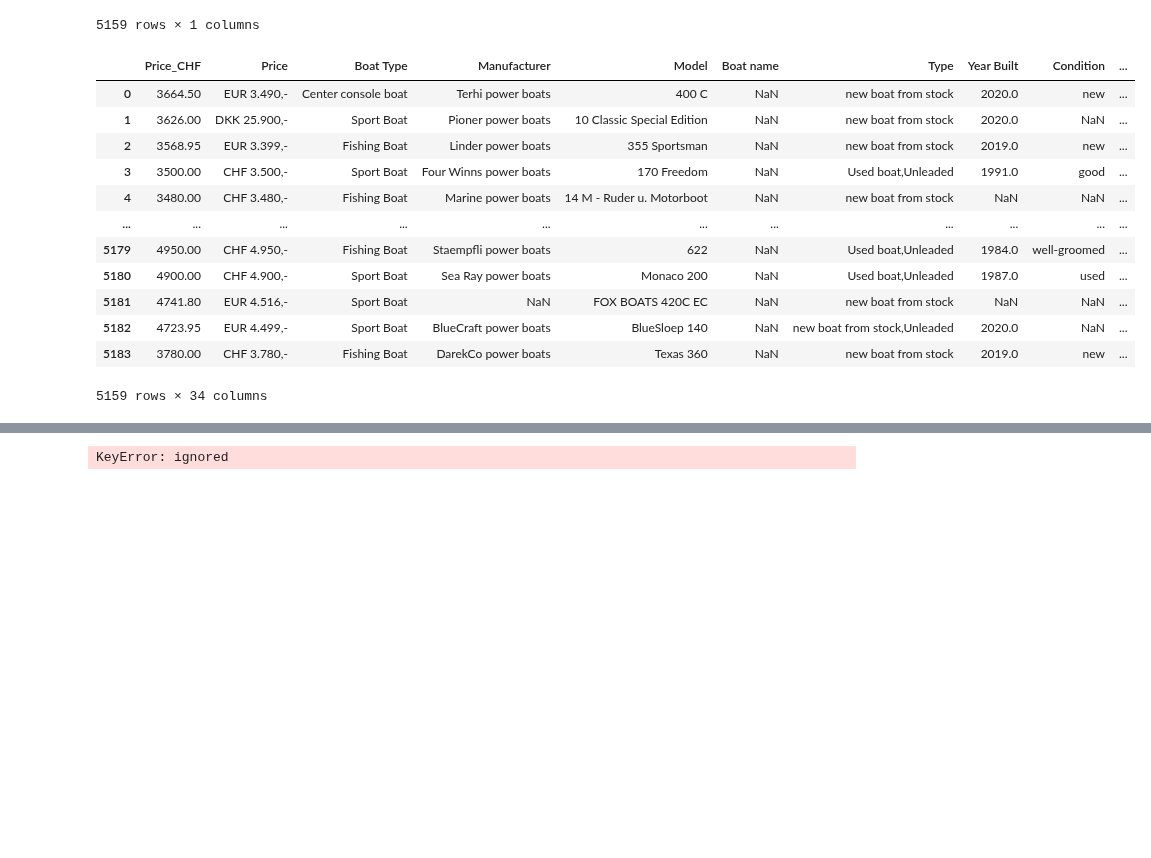
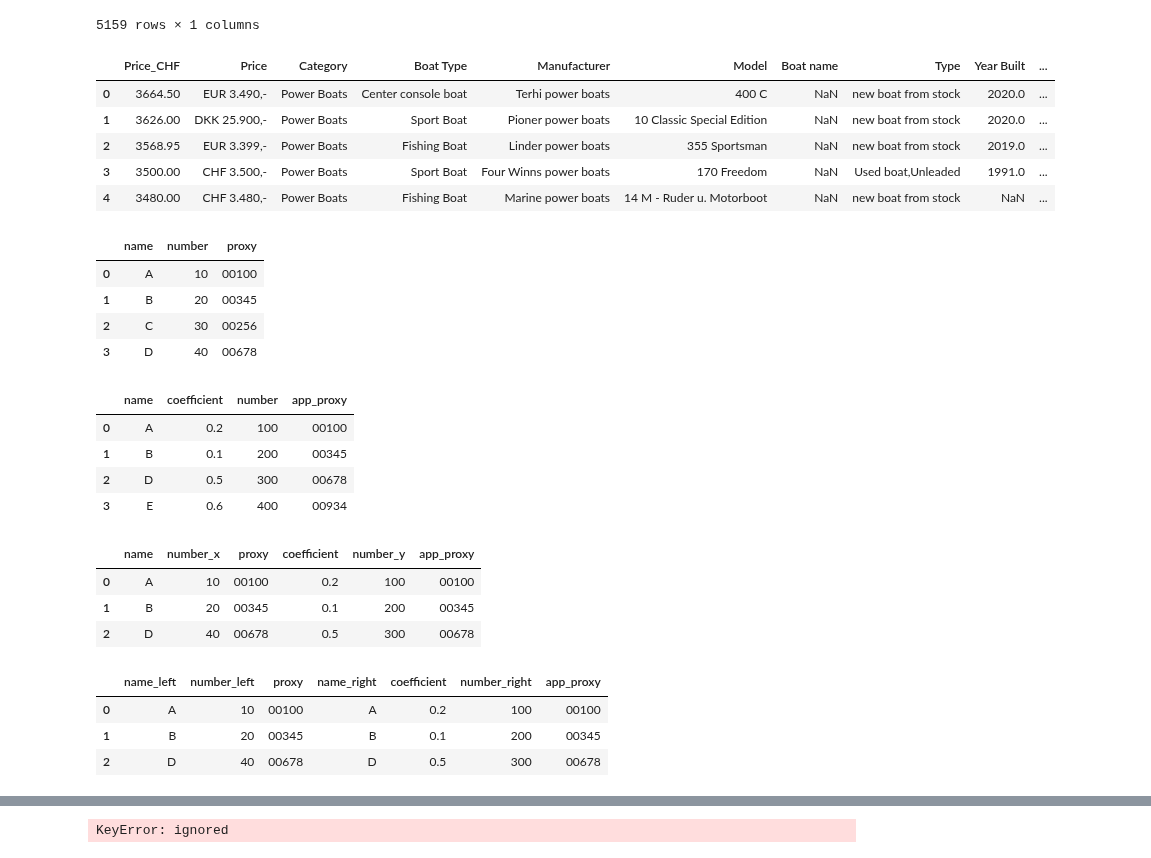
Before and after one commit to kristy25/AcademyPublic, a Jupyter notebook: Untitled1.ipynb, the cells around one changed output, grey strips where cells are left out. Drawn from its saved outputs; the diff is of its cells as text; code cells hidden in the pictures; blank space fills up the shorter version.

```diff
--- a/Untitled1.ipynb
+++ b/Untitled1.ipynb
@@ -1154,22 +1145,50 @@ new_price
 # %%
 # merge
 # DataFrame.merge(right, how='inner', on=None, left_on=None, right_on=None, left_index=False, right_index=False, sort=False, suffixes=('_x', '_y'), copy=True, indicator=False, validate=None)
 # how: Type of merge to be performed. {‘left’, ‘right’, ‘outer’, ‘inner’, ‘cross’}, default ‘inner’
 train_val = new_price.merge(train_val,left_index=True, right_index=True)
 # left_index : bool, default False, use the index from the left DataFrame as the join key(s). If it is a MultiIndex, the number of keys in the other DataFrame (either the index or a number of columns) must match the number of levels.
 # right_index : bool, default False, use the index from the right DataFrame as the join key. Same caveats as left_index.
-train_val
+train_val.head()
 # %% [output]
-|  | Price_CHF | Price | Boat Type | Manufacturer | Model | Boat name | Type | Year Built | Condition | ... |
-| 0 | 3664.50 | EUR 3.490,- | Center console boat | Terhi power boats | 400 C | NaN | new boat from stock | 2020.0 | new | ... |
-| 1 | 3626.00 | DKK 25.900,- | Sport Boat | Pioner power boats | 10 Classic Special Edition | NaN | new boat from stock | 2020.0 | NaN | ... |
-| 2 | 3568.95 | EUR 3.399,- | Fishing Boat | Linder power boats | 355 Sportsman | NaN | new boat from stock | 2019.0 | new | ... |
-| 3 | 3500.00 | CHF 3.500,- | Sport Boat | Four Winns power boats | 170 Freedom | NaN | Used boat,Unleaded | 1991.0 | good | ... |
-| 4 | 3480.00 | CHF 3.480,- | Fishing Boat | Marine power boats | 14 M - Ruder u. Motorboot | NaN | new boat from stock | NaN | NaN | ... |
-| ... | ... | ... | ... | ... | ... | ... | ... | ... | ... | ... |
-| 5179 | 4950.00 | CHF 4.950,- | Fishing Boat | Staempfli power boats | 622 | NaN | Used boat,Unleaded | 1984.0 | well-groomed | ... |
-| 5180 | 4900.00 | CHF 4.900,- | Sport Boat | Sea Ray power boats | Monaco 200 | NaN | Used boat,Unleaded | 1987.0 | used | ... |
-| 5181 | 4741.80 | EUR 4.516,- | Sport Boat | NaN | FOX BOATS 420C EC | NaN | new boat from stock | NaN | NaN | ... |
-| 5182 | 4723.95 | EUR 4.499,- | Sport Boat | BlueCraft power boats | BlueSloep 140 | NaN | new boat from stock,Unleaded | 2020.0 | NaN | ... |
-| 5183 | 3780.00 | CHF 3.780,- | Fishing Boat | DarekCo power boats | Texas 360 | NaN | new boat from stock | 2019.0 | new | ... |
+|  | Price_CHF | Price | Category | Boat Type | Manufacturer | Model | Boat name | Type | Year Built | ... |
+| 0 | 3664.50 | EUR 3.490,- | Power Boats | Center console boat | Terhi power boats | 400 C | NaN | new boat from stock | 2020.0 | ... |
+| 1 | 3626.00 | DKK 25.900,- | Power Boats | Sport Boat | Pioner power boats | 10 Classic Special Edition | NaN | new boat from stock | 2020.0 | ... |
+| 2 | 3568.95 | EUR 3.399,- | Power Boats | Fishing Boat | Linder power boats | 355 Sportsman | NaN | new boat from stock | 2019.0 | ... |
+| 3 | 3500.00 | CHF 3.500,- | Power Boats | Sport Boat | Four Winns power boats | 170 Freedom | NaN | Used boat,Unleaded | 1991.0 | ... |
+| 4 | 3480.00 | CHF 3.480,- | Power Boats | Fishing Boat | Marine power boats | 14 M - Ruder u. Motorboot | NaN | new boat from stock | NaN | ... |
-5159 rows × 34 columns
+# %%
+# test merge
+df1=pd.DataFrame({'name':['A','B','C','D'],'number':[10,20,30,40],'proxy':['00100','00345','00256','00678']})
+df1
+# %% [output]
+|  | name | number | proxy |
+| 0 | A | 10 | 00100 |
+| 1 | B | 20 | 00345 |
+| 2 | C | 30 | 00256 |
+| 3 | D | 40 | 00678 |
+# %%
+df2=pd.DataFrame({'name':['A','B','D','E'],'coefficient':[0.2,0.1,0.5,0.6],'number':[100,200,300,400],'app_proxy':['00100','00345','00678','00934']})
+df2
+# %% [output]
+|  | name | coefficient | number | app_proxy |
+| 0 | A | 0.2 | 100 | 00100 |
+| 1 | B | 0.1 | 200 | 00345 |
+| 2 | D | 0.5 | 300 | 00678 |
+| 3 | E | 0.6 | 400 | 00934 |
+# %%
+df_merge=df1.merge(df2,on='name')
+df_merge
+# %% [output]
+|  | name | number_x | proxy | coefficient | number_y | app_proxy |
+| 0 | A | 10 | 00100 | 0.2 | 100 | 00100 |
+| 1 | B | 20 | 00345 | 0.1 | 200 | 00345 |
+| 2 | D | 40 | 00678 | 0.5 | 300 | 00678 |
+# %%
+df_merge=df1.merge(df2,left_on='proxy',right_on='app_proxy',suffixes=('_left','_right'))
+df_merge
+# %% [output]
+|  | name_left | number_left | proxy | name_right | coefficient | number_right | app_proxy |
+| 0 | A | 10 | 00100 | A | 0.2 | 100 | 00100 |
+| 1 | B | 20 | 00345 | B | 0.1 | 200 | 00345 |
+| 2 | D | 40 | 00678 | D | 0.5 | 300 | 00678 |
```
Also changed, not shown: parts of 9 cells of this notebook.
